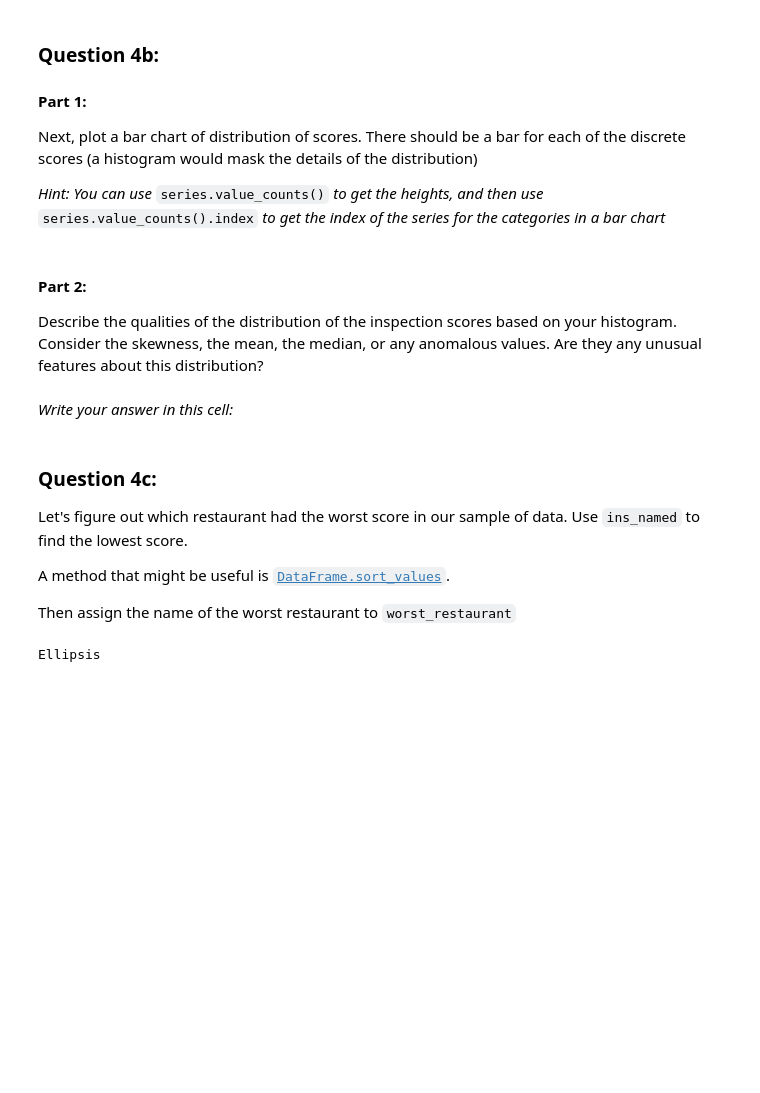
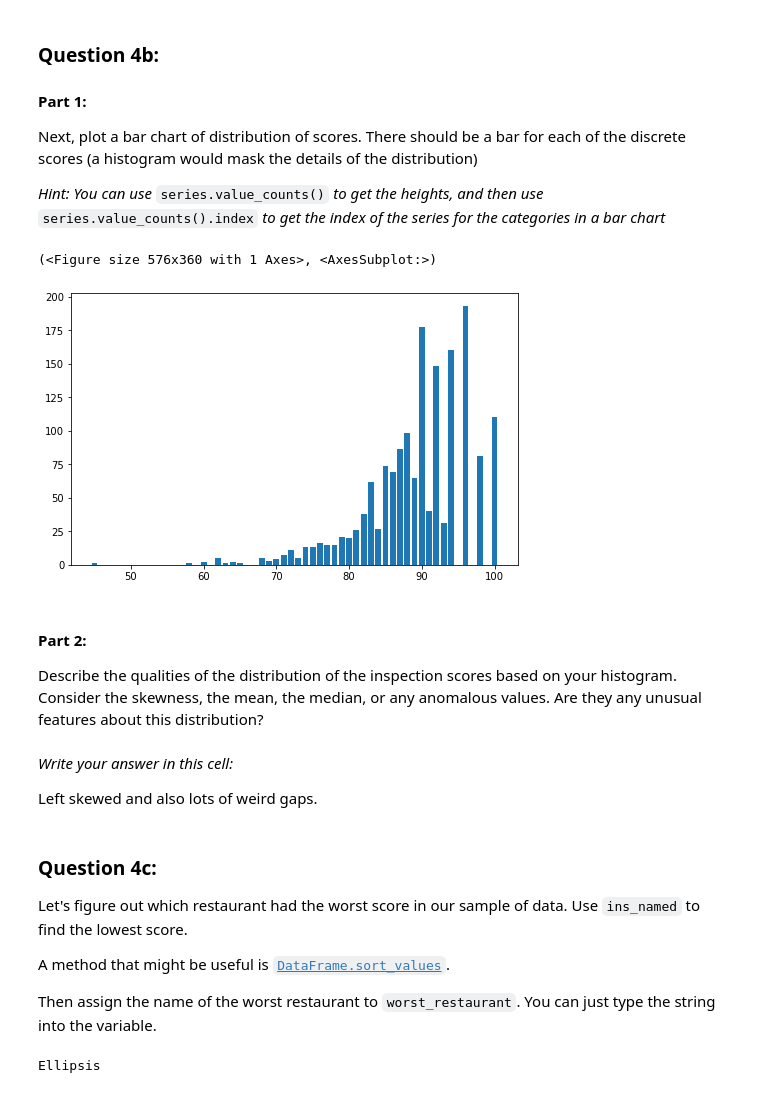
Before and after one commit to dnnyw/intro-to-ds-resources, a Jupyter notebook: final_project/final_project solutions.ipynb, the cells around one changed output. Drawn from its saved outputs; the diff is of its cells as text; code cells hidden in the pictures; blank space fills up the shorter version.

```diff
--- a/final_project/final_project.ipynb
+++ b/final_project/final_project solutions.ipynb
@@ -434,12 +484,20 @@ Next, plot a bar chart of distribution of scores. There should be a bar for each
 _Hint: You can use_ `series.value_counts()` _to get the heights, and then use_ `series.value_counts().index` _to get the index of the series for the categories in a bar chart_
 # %%
 ## Your Code Here....
+# %%
+counts = scores['score'].value_counts()
+plot_bar(categories= counts.index, heights = counts)
+# %% [output]
+(<Figure size 576x360 with 1 Axes>, <AxesSubplot:>)
+[figure, added]
 # %% [markdown]
 #### Part 2:
 
 Describe the qualities of the distribution of the inspection scores based on your histogram. Consider the skewness, the mean, the median, or any anomalous values. Are they any unusual features about this distribution?
 # %% [markdown]
 _Write your answer in this cell:_
+
+Left skewed and also lots of weird gaps.
 # %% [markdown]
 ### Question 4c:
 
@@ -447,7 +505,7 @@ Let's figure out which restaurant had the worst score in our sample of data. Use
 
 A method that might be useful is [`DataFrame.sort_values`](https://pandas.pydata.org/docs/reference/api/pandas.DataFrame.sort_values.html).
 
-Then assign the name of the worst restaurant to `worst_restaurant`
+Then assign the name of the worst restaurant to `worst_restaurant`. You can just type the string into the variable.
 # %%
 ## Your Code Here...
 
```
Also changed, not shown: parts of 41 cells of this notebook, 1 other file.
